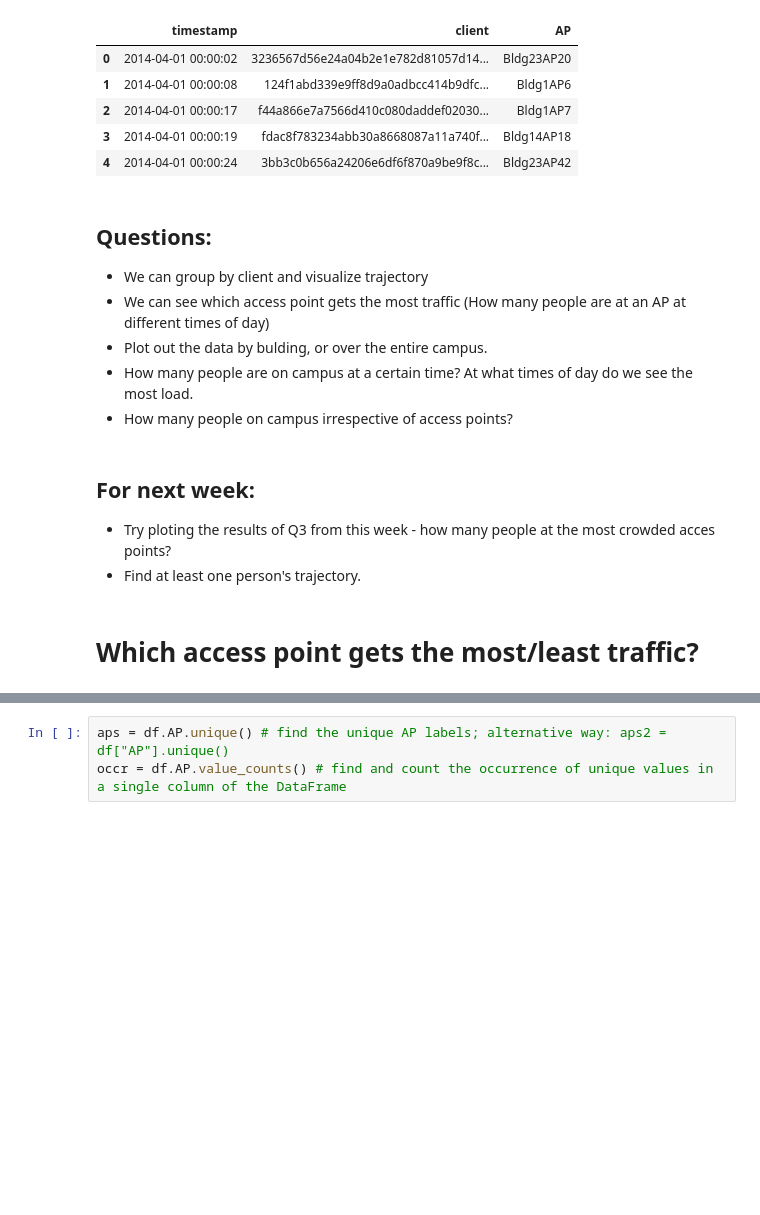
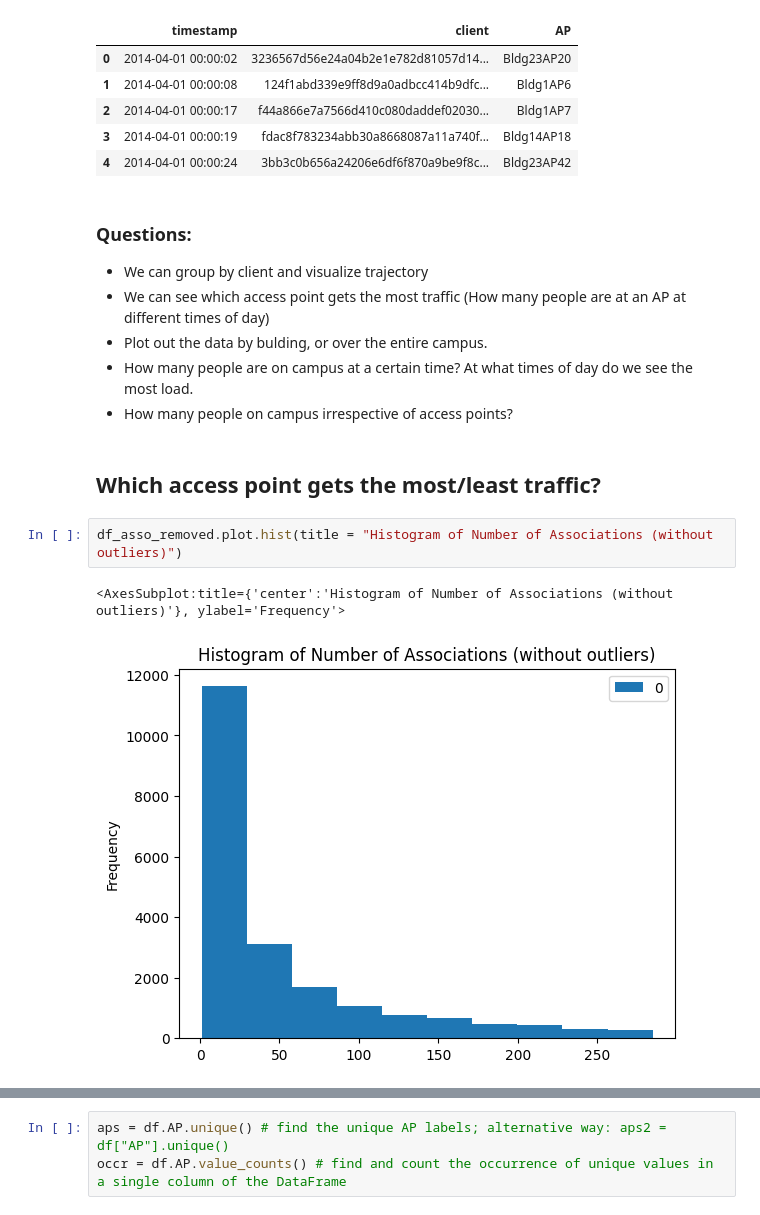
Before and after one commit to vasanta-chaganti/Evaluating-DP-Algorithms-For-Mobile-Trajectories, a Jupyter notebook: src/kth-stats/traffic-analysis.ipynb, the cells around one changed output, grey strips where cells are left out. Drawn from its saved outputs; the diff is of its cells as text; blank space fills up the shorter version.

```diff
--- a/analyses/kth-traj/kth-data-analysis1.ipynb
+++ b/src/kth-stats/traffic-analysis.ipynb
@@ -15,15 +15,16 @@ df.head()
 | 3 | 2014-04-01 00:00:19 | fdac8f783234abb30a8668087a11a740f... | Bldg14AP18 |
 | 4 | 2014-04-01 00:00:24 | 3bb3c0b656a24206e6df6f870a9be9f8c... | Bldg23AP42 |
 # %% [markdown]
-## Questions:
+### Questions:
 * We can group by client and visualize trajectory
 * We can see which access point gets the most traffic (How many people are at an AP at different times of day)
 * Plot out the data by bulding, or over the entire campus.
 * How many people are on campus at a certain time? At what times of day do we see the most load.
 * How many people on campus irrespective of access points?
-# %% [markdown]
-## For next week:
-* Try ploting the results of Q3 from this week - how many people at the most crowded acces points?
-* Find at least one person's trajectory.
 # %% [markdown]
-# Which access point gets the most/least traffic?
+## Which access point gets the most/least traffic?
+# %%
+df_asso_removed.plot.hist(title = "Histogram of Number of Associations (without outliers)")
+# %% [output]
+<AxesSubplot:title={'center':'Histogram of Number of Associations (without outliers)'}, ylabel='Frequency'>
+[figure, added]
```
Also changed, not shown: parts of 17 cells of this notebook, 16 other files.
